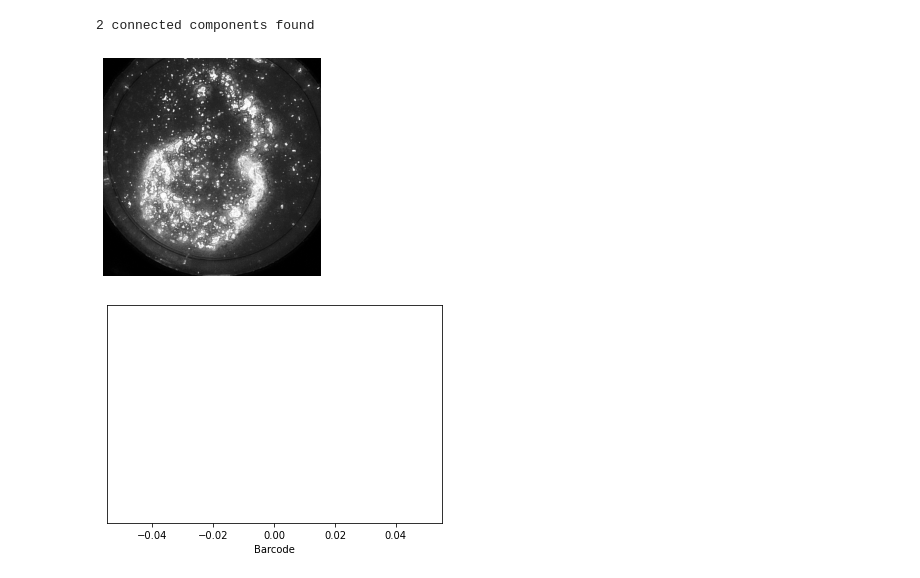
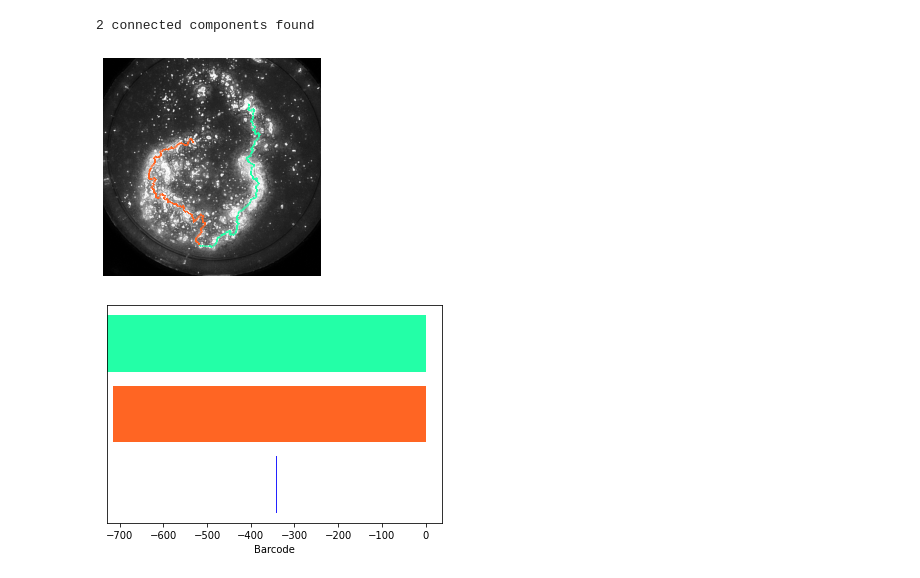
Before and after one commit to fogg-lab/tissue-model-analysis-tools, a Jupyter notebook: notebooks/topology/topo_full_pipeline_v4.ipynb, the cells around one changed output. Drawn from its saved outputs; the diff is of its cells as text; code cells hidden in the pictures.

```diff
--- a/notebooks/topology/topo_full_pipeline_v4.ipynb
+++ b/notebooks/topology/topo_full_pipeline_v4.ipynb
@@ -136,15 +136,15 @@ ax.imshow(im_og, cmap='gray')
 if (len(edges) > 0):
     # plotGraph(verts, edges, ax)
     colored_edges, colored_barcode = topo.compute_colored_tree_and_barcode(verts, edges)
-    topo.plot_colored_tree([colored_edges], ax, linewidth=2)
+    topo.plot_colored_tree(colored_edges, ax, linewidth=2)
 else:
     print("No graph found")
 
 plt.show()
 # %% [output]
-[figure, old version]
+[figure, new version]
 # %%
 if len(colored_barcode) > 0:
-    topo.plot_colored_barcode([colored_barcode])
+    topo.plot_colored_barcode(colored_barcode)
 # %% [output]
-[figure, old version]
+[figure, new version]
```
